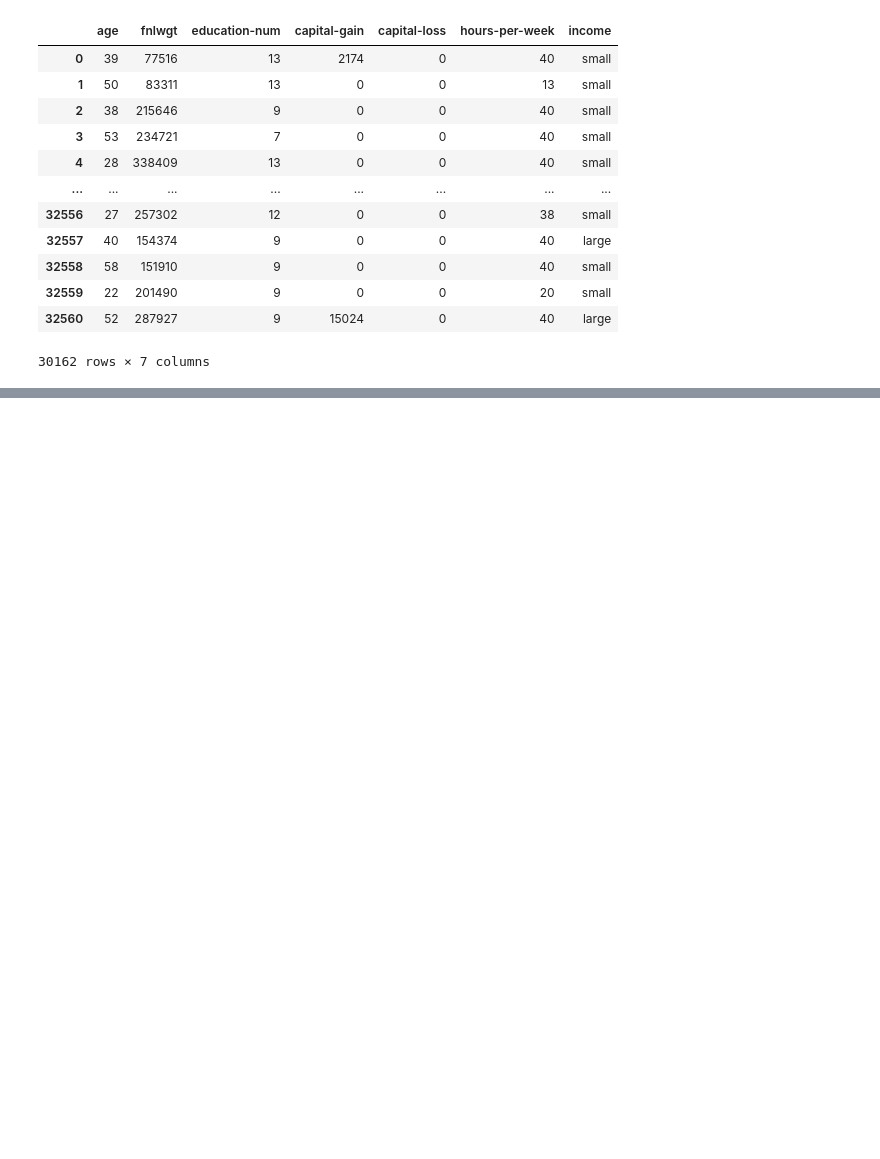
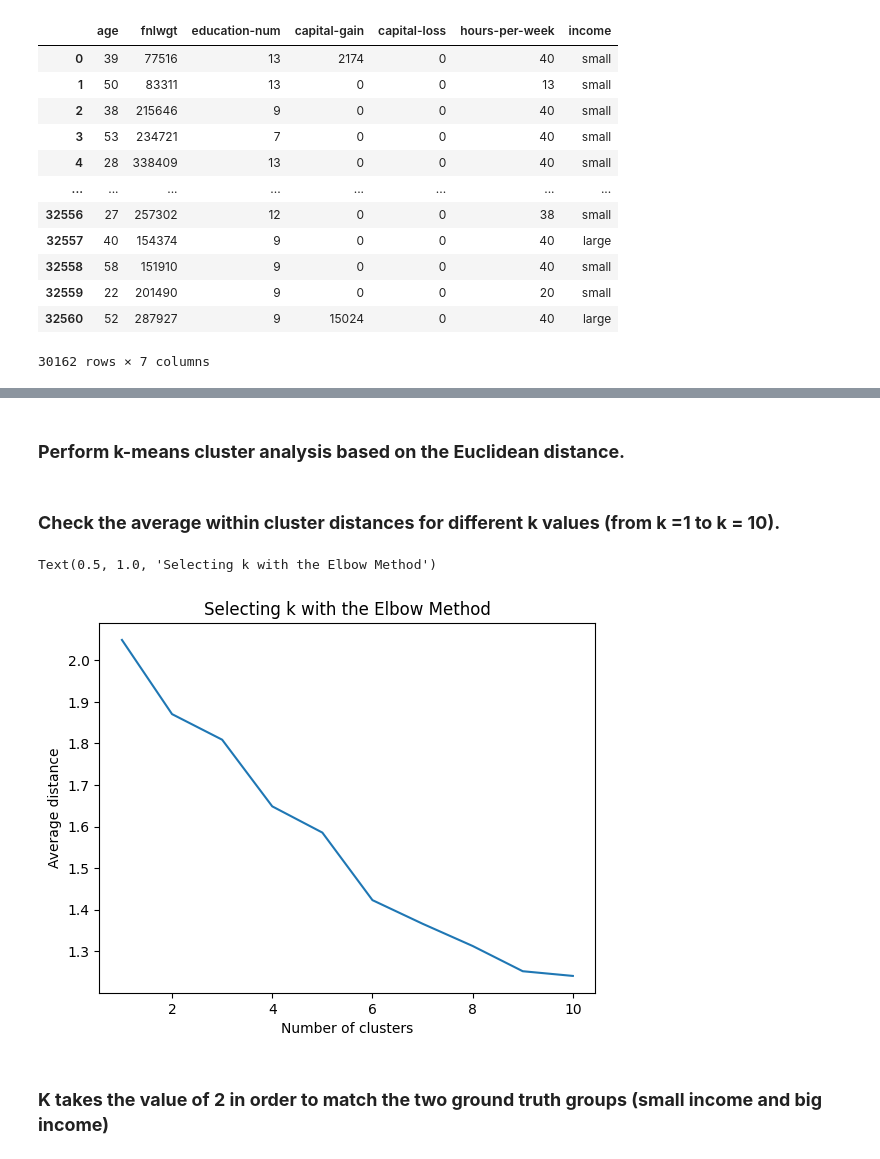
Before and after one commit to EviIius/KNN, a Jupyter notebook: Homework_6/HW6.ipynb, the cells around one changed output, grey strips where cells are left out. Drawn from its saved outputs; the diff is of its cells as text; code cells hidden in the pictures; blank space fills up the shorter version.

```diff
--- a/Homework_6/HW6.ipynb
+++ b/Homework_6/HW6.ipynb
@@ -197,0 +119,12 @@ K-Nearest: 0.7679429802751533
+# %%
+removed_data.columns = ['age','fnlwgt','education_num','capital_gain', 'capital_loss', 'hours_per_week', 'income']
+removed_data['income'] = removed_data['income'].map({'small': 0, 'big': 1})
+x = removed_data.drop('income',axis=1)
+y = removed_data['income']
+# normalize each variable to have mean=0 and sd=1
+clusterdata=x.copy()
+for i in range(clusterdata.shape[1]):
+    clusterdata.iloc[:,i] = preprocessing.scale(clusterdata.iloc[:,i])
+
+clusterdata.head()
+y.head()
@@ -197,0 +147,28 @@ K-Nearest: 0.7679429802751533
+# %% [markdown]
+### **Perform k-means cluster analysis based on the Euclidean distance.**
+# %%
+# k-means cluster analysis for 1-10 clusters
+from scipy.spatial.distance import cdist
+clusters=range(1,11)
+meandist=[]
+
+#Perform k-means analysis, as well as check the average within cluster distances vs. different k values
+for k in clusters:
+    model=KMeans(n_clusters=k)
+    model.fit(clusterdata)
+    clusassign=model.predict(clusterdata)
+    meandist.append(sum(np.min(cdist(clusterdata, model.cluster_centers_, 'euclidean'), axis=1))
+    / clusterdata.shape[0])
+# %% [markdown]
+### **Check the average within cluster distances for different k values (from k =1 to k = 10).**
+# %%
+%matplotlib inline
+plt.plot(clusters, meandist)
+plt.xlabel('Number of clusters')
+plt.ylabel('Average distance')
+plt.title('Selecting k with the Elbow Method')
+# %% [output]
+Text(0.5, 1.0, 'Selecting k with the Elbow Method')
+[figure, added]
+# %% [markdown]
+### **K takes the value of 2 in order to match the two ground truth groups (small income and big income)**
```
Also changed, not shown: parts of 22 cells of this notebook, 1 other file.
